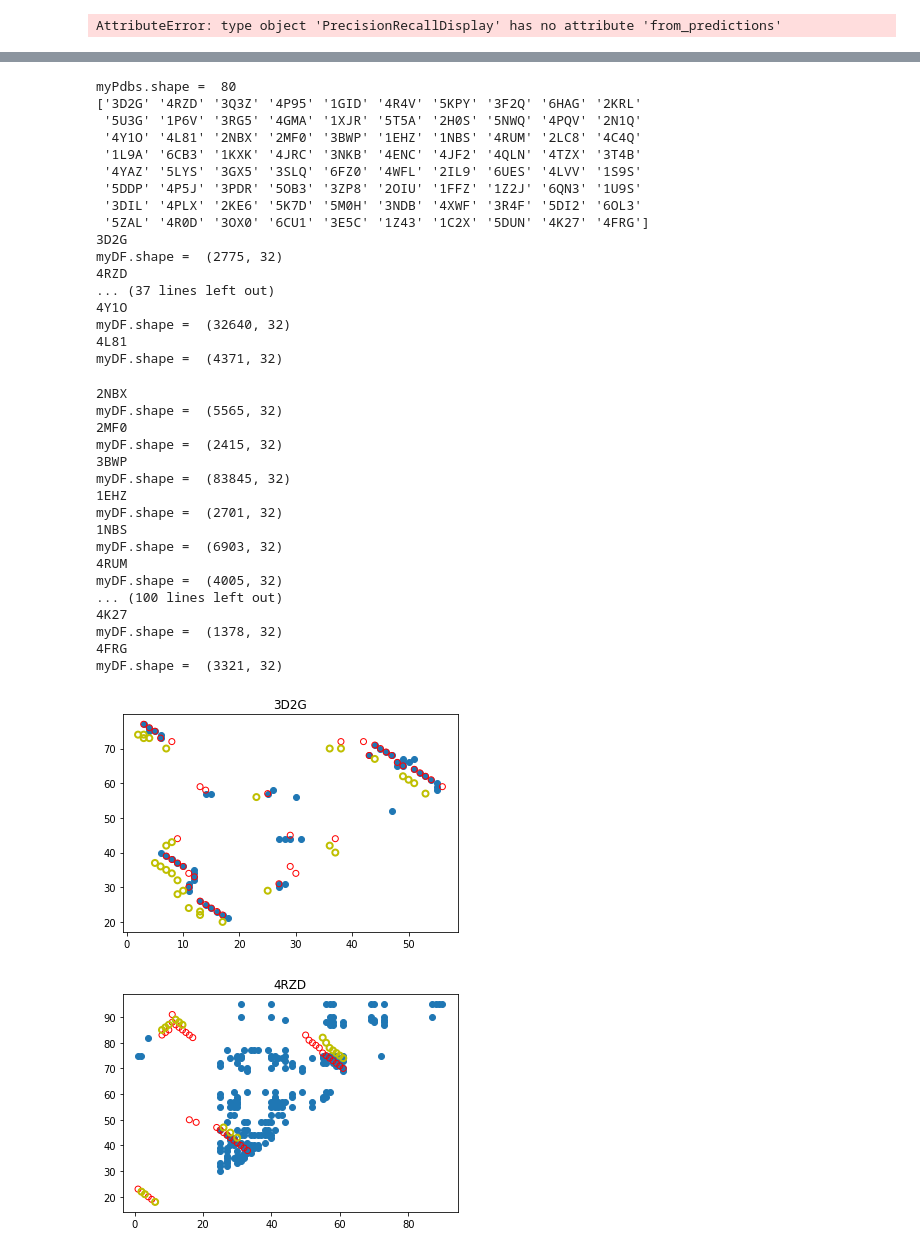
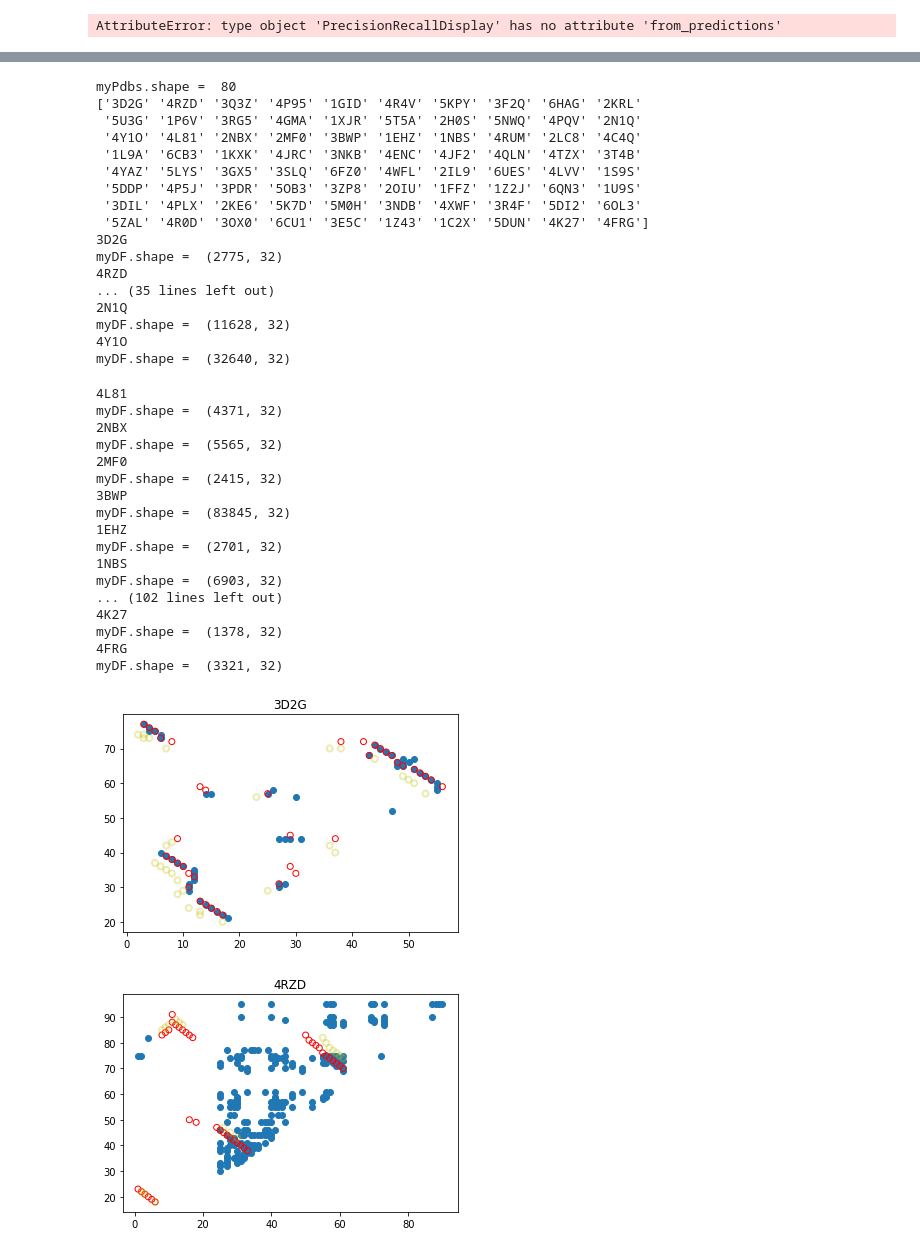
Before and after one commit to samuelflores/deep-learning-RNA-structure-prediction, a Jupyter notebook: Floyd_Scripts_and_Figs/Parsers/pyDCA_PRC_Sam.ipynb, the cells around one changed output, grey strips where cells are left out. Drawn from its saved outputs; the diff is of its cells as text; code cells hidden in the pictures.

```diff
--- a/Floyd_Scripts_and_Figs/Parsers/pyDCA_PRC_Sam.ipynb
+++ b/Floyd_Scripts_and_Figs/Parsers/pyDCA_PRC_Sam.ipynb
@@ -145,3 +143,8 @@ labels_dont_match_pdb_structure = ['2H0S', '3BWP', '4P95', '5DI2','5ZAL','6OL3',
+# %%
+labels_dont_match_pdb_structure = ['6OL3','3BWP', '4P95', '5ZAL','5DI2']
+drop = ['6OL3', '3BWP', '4P95', '5ZAL', '5DI2','2KRL', '2N1Q', '5DUN', '4R4V','5KPY','5OB3','2OIU','4PLX','5M0H','3R4F','4R0D']
+
+#2KRL, 2N1Q, 5DUN, 4R4V, 5KPY, 50B3, 2OIU, 4PLX, 5MOH,4ROD  are basically just gaps and have very few sequences
 # %%
 dfj = pd.read_csv('./drive/MyDrive/labeledfrequenciesanddcajiri_may9.csv')
 # %%
@@ -203,45 +206,48 @@ for myPdb in myPdbs:
     #plt.subplots(figsize=(15,15))
     plt.scatter(myDF[myDF['dca_val']>.2]['i'],myDF[myDF['dca_val']>.2]['j'])
     plt.scatter(myDF[myDF['bond_type']>0]['i'],myDF[myDF['bond_type']>0]['j'], edgecolors='r', facecolors='none')
-    plt.scatter(myDFJ[myDFJ['bond_type']>0]['i'],myDFJ[myDFJ['bond_type']>0]['j'], edgecolors='y', facecolors='none', linewidth = 2)
-    plt.title(str(myPdb))
-
+    plt.scatter(myDFJ[myDFJ['bond_type']>0]['i'],myDFJ[myDFJ['bond_type']>0]['j'], edgecolors='y', facecolors='none', linewidth = 2, alpha = 0.3)
+    #plt.title(str(myPdb))
+    if myPdb in drop:
+      plt.title(str(myPdb) +'drop')
+    else:
+      plt.title(str(myPdb))
     i=i+1
     plt.show
 # %% [output]
 myPdbs.shape =  80
 ['3D2G' '4RZD' '3Q3Z' '4P95' '1GID' '4R4V' '5KPY' '3F2Q' '6HAG' '2KRL'
  '5U3G' '1P6V' '3RG5' '4GMA' '1XJR' '5T5A' '2H0S' '5NWQ' '4PQV' '2N1Q'
  '4Y1O' '4L81' '2NBX' '2MF0' '3BWP' '1EHZ' '1NBS' '4RUM' '2LC8' '4C4Q'
  '1L9A' '6CB3' '1KXK' '4JRC' '3NKB' '4ENC' '4JF2' '4QLN' '4TZX' '3T4B'
  '4YAZ' '5LYS' '3GX5' '3SLQ' '6FZ0' '4WFL' '2IL9' '6UES' '4LVV' '1S9S'
  '5DDP' '4P5J' '3PDR' '5OB3' '3ZP8' '2OIU' '1FFZ' '1Z2J' '6QN3' '1U9S'
  '3DIL' '4PLX' '2KE6' '5K7D' '5M0H' '3NDB' '4XWF' '3R4F' '5DI2' '6OL3'
  '5ZAL' '4R0D' '3OX0' '6CU1' '3E5C' '1Z43' '1C2X' '5DUN' '4K27' '4FRG']
 3D2G
 myDF.shape =  (2775, 32)
 4RZD
-... (37 lines left out)
+... (35 lines left out)
+2N1Q
+myDF.shape =  (11628, 32)
 4Y1O
 myDF.shape =  (32640, 32)
-4L81
-myDF.shape =  (4371, 32)
+4L81
+myDF.shape =  (4371, 32)
 2NBX
 myDF.shape =  (5565, 32)
 2MF0
 myDF.shape =  (2415, 32)
 3BWP
 myDF.shape =  (83845, 32)
 1EHZ
 myDF.shape =  (2701, 32)
 1NBS
 myDF.shape =  (6903, 32)
-4RUM
-myDF.shape =  (4005, 32)
-... (100 lines left out)
+... (102 lines left out)
 4K27
 myDF.shape =  (1378, 32)
 4FRG
 myDF.shape =  (3321, 32)
-[figure, old version]
+[figure, new version]
-[figure, old version]
+[figure, new version]
```
Also changed, not shown: parts of 3 cells of this notebook.
